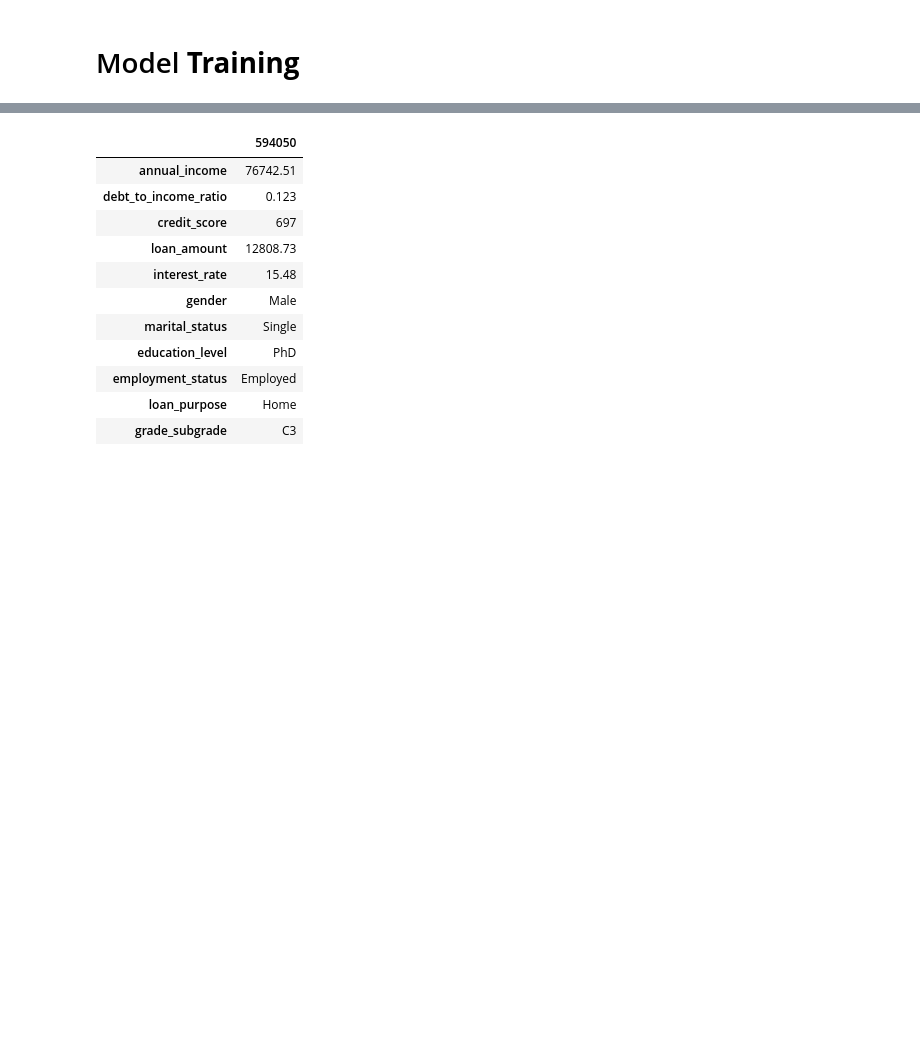
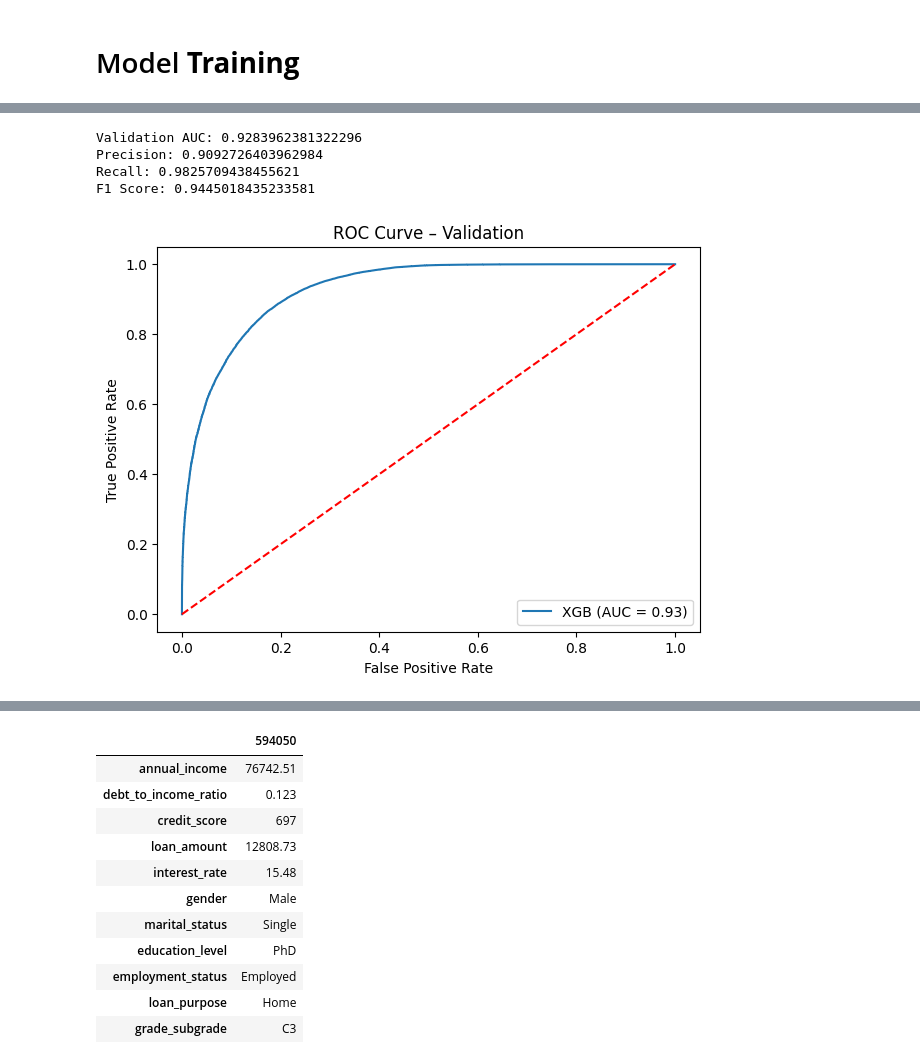
Before and after one commit to Shravani-std/Kaggle_Competations_problems, a Jupyter notebook: Predicting_Loan_Payback.ipynb, the cells around one changed output, grey strips where cells are left out. Saved outputs shown, nothing was run; the diff lists cells and outputs as text; code cells hidden in the pictures; blank space fills up the shorter version.

```diff
--- a/Predicting_Loan_Payback.ipynb
+++ b/Predicting_Loan_Payback.ipynb
@@ -556,0 +440,9 @@ AUROC: 0.9126065667493051
+# %%
+from sklearn.model_selection import train_test_split
+
+X_train, X_val, y_train, y_val = train_test_split(
+    X, y,
+    test_size=0.20,
+    stratify=y,
+    random_state=42
+)
@@ -556,0 +492,32 @@ AUROC: 0.9126065667493051
+# %%
+from sklearn.metrics import roc_auc_score, precision_score, recall_score, f1_score
+
+y_val_prob = xgb_model.predict_proba(X_val)[:, 1]
+y_val_pred = (y_val_prob >= 0.5).astype(int)
+
+print("Validation AUC:", roc_auc_score(y_val, y_val_prob))
+print("Precision:", precision_score(y_val, y_val_pred))
+print("Recall:", recall_score(y_val, y_val_pred))
+print("F1 Score:", f1_score(y_val, y_val_pred))
+# %% [output]
+Validation AUC: 0.9283962381322296
+Precision: 0.9092726403962984
+Recall: 0.9825709438455621
+F1 Score: 0.9445018435233581
+# %%
+import matplotlib.pyplot as plt
+from sklearn.metrics import roc_curve, auc
+
+fpr, tpr, _ = roc_curve(y_val, y_val_prob)
+roc_auc = auc(fpr, tpr)
+
+plt.figure(figsize=(7,5))
+plt.plot(fpr, tpr, label=f'XGB (AUC = {roc_auc:.2f})')
+plt.plot([0, 1], [0, 1], 'r--')
+plt.xlabel('False Positive Rate')
+plt.ylabel('True Positive Rate')
+plt.title('ROC Curve – Validation')
+plt.legend()
+plt.show()
+# %% [output]
+[figure, added]
```
Also changed, not shown: parts of 18 cells of this notebook.
